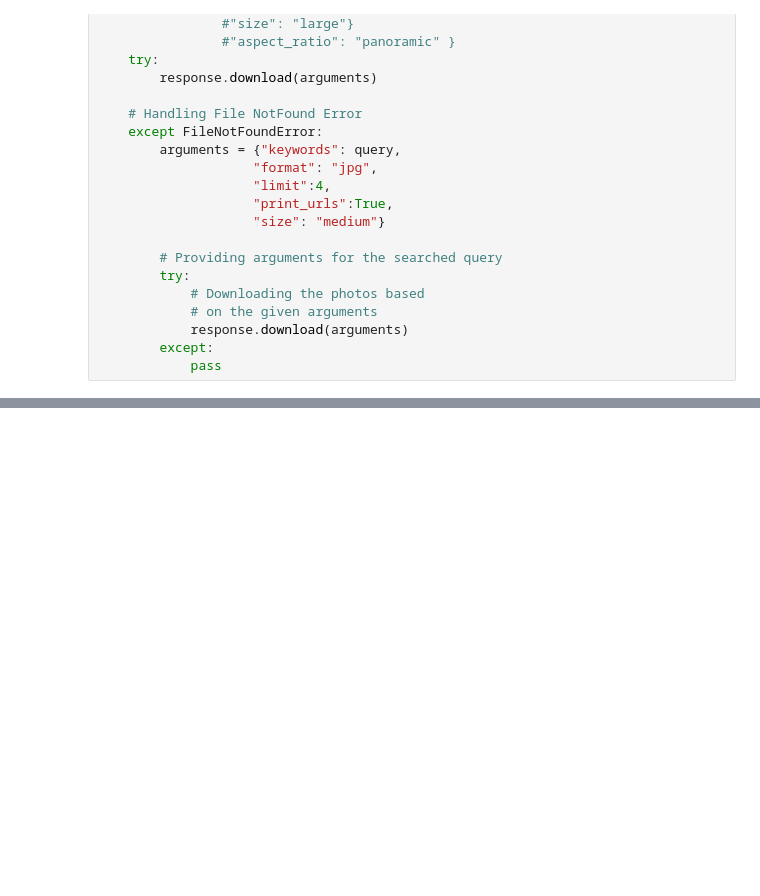
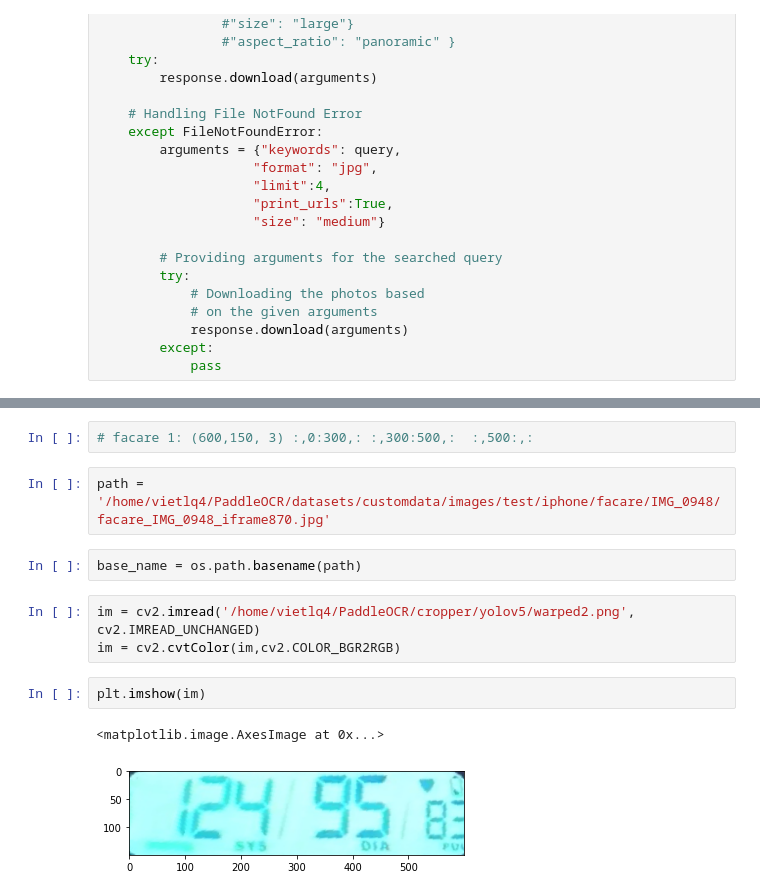
Before and after one commit to v-vietlq4/vietocr, a Jupyter notebook: crawldata.ipynb, the cells around one changed output, grey strips where cells are left out. Drawn from its saved outputs; the diff is of its cells as text; blank space fills up the shorter version.

```diff
--- a/crawldata.ipynb
+++ b/crawldata.ipynb
@@ -48,0 +47,14 @@ Errors: 0
+# %%
+# facare 1: (600,150, 3) :,0:300,: :,300:500,:  :,500:,:
+# %%
+path = '/home/vietlq4/PaddleOCR/datasets/customdata/images/test/iphone/facare/IMG_0948/facare_IMG_0948_iframe870.jpg'
+# %%
+base_name = os.path.basename(path)
+# %%
+im = cv2.imread('/home/vietlq4/PaddleOCR/cropper/yolov5/warped2.png', cv2.IMREAD_UNCHANGED)
+im = cv2.cvtColor(im,cv2.COLOR_BGR2RGB)
+# %%
+plt.imshow(im)
+# %% [output]
+<matplotlib.image.AxesImage at 0x...>
+[figure, added]
```
Also changed, not shown: parts of 13 cells of this notebook, 27 other files.
